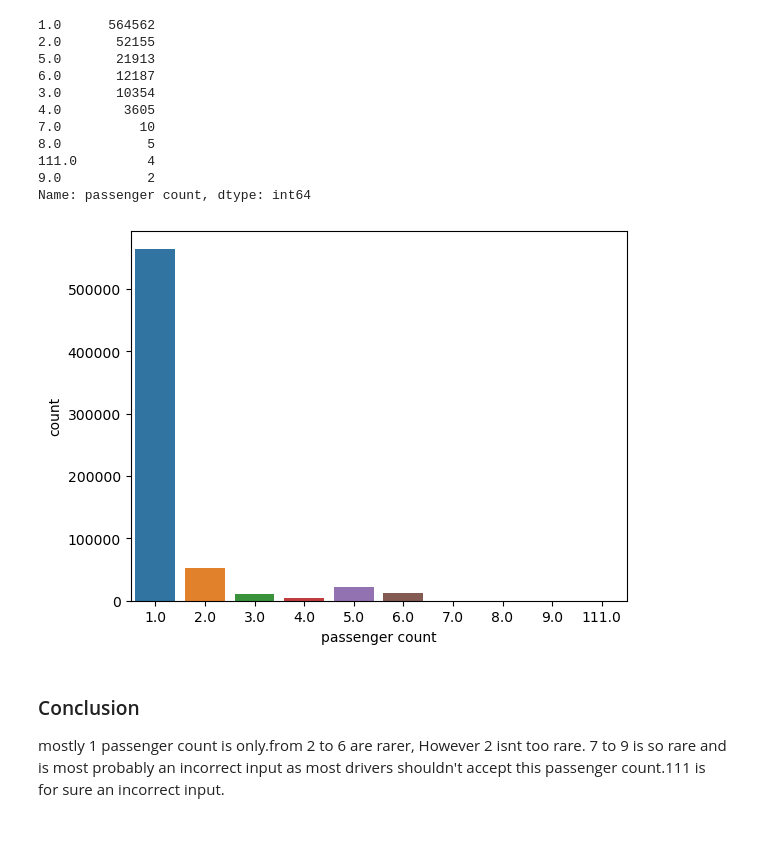
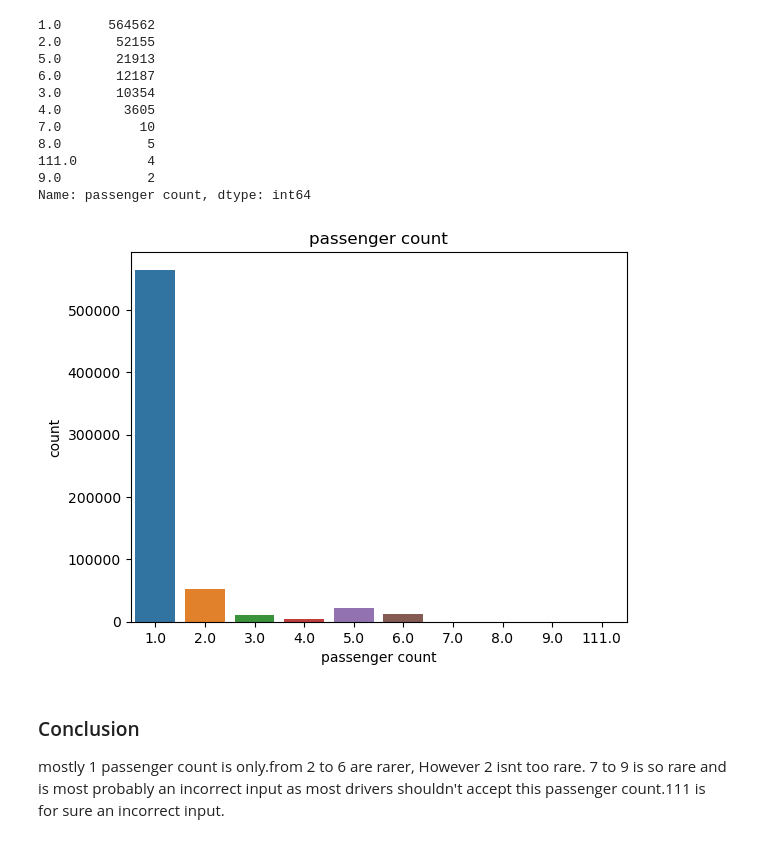
Before and after one commit to Abdullah204/Farecast, a Jupyter notebook: Milestone_1/M1_MET_49-2554_2_8-18.ipynb, the cells around one changed output. Drawn from its saved outputs; the diff is of its cells as text; code cells hidden in the pictures.

```diff
--- a/Milestone_1/M1_MET_49-2554_2_8-18.ipynb
+++ b/Milestone_1/M1_MET_49-2554_2_8-18.ipynb
@@ -241,11 +263,15 @@ df["passenger count"].value_counts()
 111.0         4
 9.0           2
 Name: passenger count, dtype: int64
+# %%
+def feat_countplot(df,feat):
+    sns.countplot(df, x= feat)
+    plt.title(feat)
+    plt.show()
 # %%
-sns.countplot(df,x = 'passenger count')
-plt.show()
+feat_countplot(df,"passenger count")
 # %% [output]
-[figure, old version]
+[figure, new version]
 # %% [markdown]
 ### Conclusion
 mostly 1 passenger count is only.from 2 to 6 are rarer, However 2 isnt too rare. 7 to 9 is so rare and is most probably an incorrect input as most drivers shouldn't accept this passenger count.111 is for sure an incorrect input.
```
Also changed, not shown: parts of 140 cells of this notebook.
